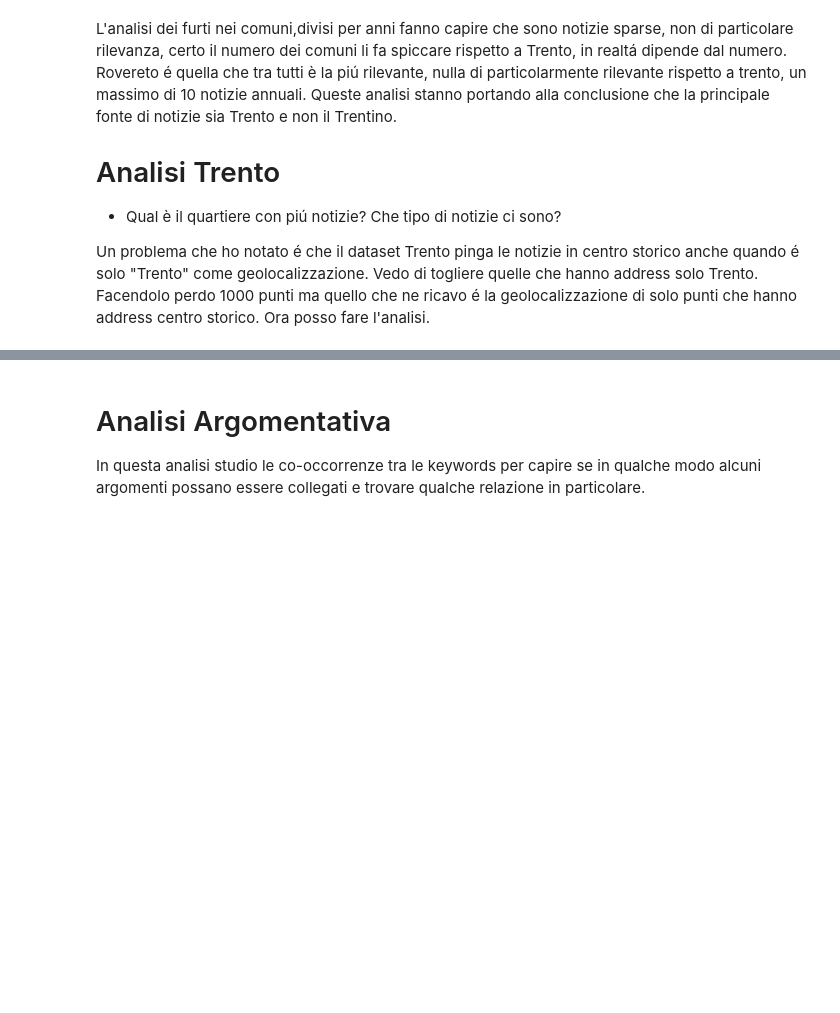
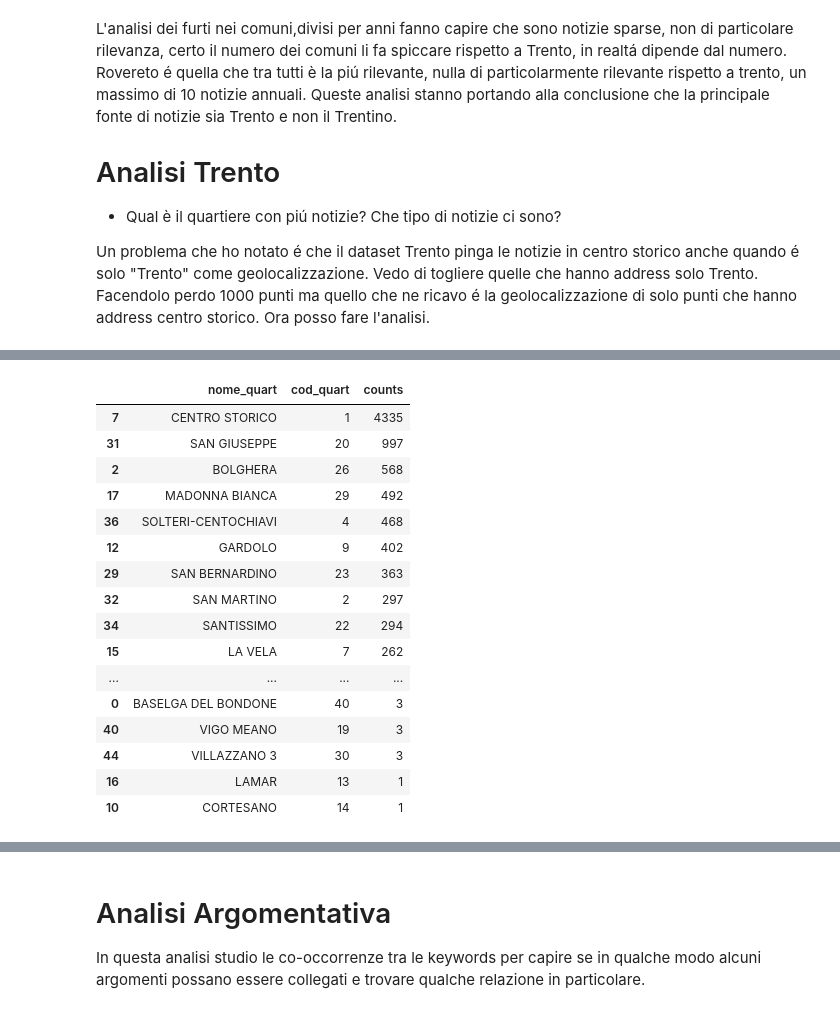
Before and after one commit to frabatx/today_parser, a Jupyter notebook: python/Analyze.ipynb, the cells around one changed output, grey strips where cells are left out. Saved outputs shown, nothing was run; the diff lists cells and outputs as text; code cells hidden in the pictures; blank space fills up the shorter version.

```diff
--- a/python/Analyze.ipynb
+++ b/python/Analyze.ipynb
@@ -228,0 +232,13 @@ print(argomenti2anni.head(20).to_string())
+# %%
+years = [2019, 2020]
+
+df_year = df[df['year']==2019]
+keywords2019 = list(uniqueKeyword(df_year['keywords']))[:21]
+keys = []
+key2019 = []
+for key in keywords2019:
+    if(key[0] != ''):
+        keys.append(key[0])
+        key2019.append(key)
+key2019 = dict(key2019)
+key2019
@@ -378,0 +572,20 @@ trento.groupby(['nome_quart']).size().reset_index(name='counts').sort_values('co
+# %%
+conteggioQuartieriDf
+# %% [output]
+|  | nome_quart | cod_quart | counts |
+| 7 | CENTRO STORICO | 1 | 4335 |
+| 31 | SAN GIUSEPPE | 20 | 997 |
+| 2 | BOLGHERA | 26 | 568 |
+| 17 | MADONNA BIANCA | 29 | 492 |
+| 36 | SOLTERI-CENTOCHIAVI | 4 | 468 |
+| 12 | GARDOLO | 9 | 402 |
+| 29 | SAN BERNARDINO | 23 | 363 |
+| 32 | SAN MARTINO | 2 | 297 |
+| 34 | SANTISSIMO | 22 | 294 |
+| 15 | LA VELA | 7 | 262 |
+| ... | ... | ... | ... |
+| 0 | BASELGA DEL BONDONE | 40 | 3 |
+| 40 | VIGO MEANO | 19 | 3 |
+| 44 | VILLAZZANO 3 | 30 | 3 |
+| 16 | LAMAR | 13 | 1 |
+| 10 | CORTESANO | 14 | 1 |
```
Also changed, not shown: parts of 42 cells of this notebook, 10 other files.
